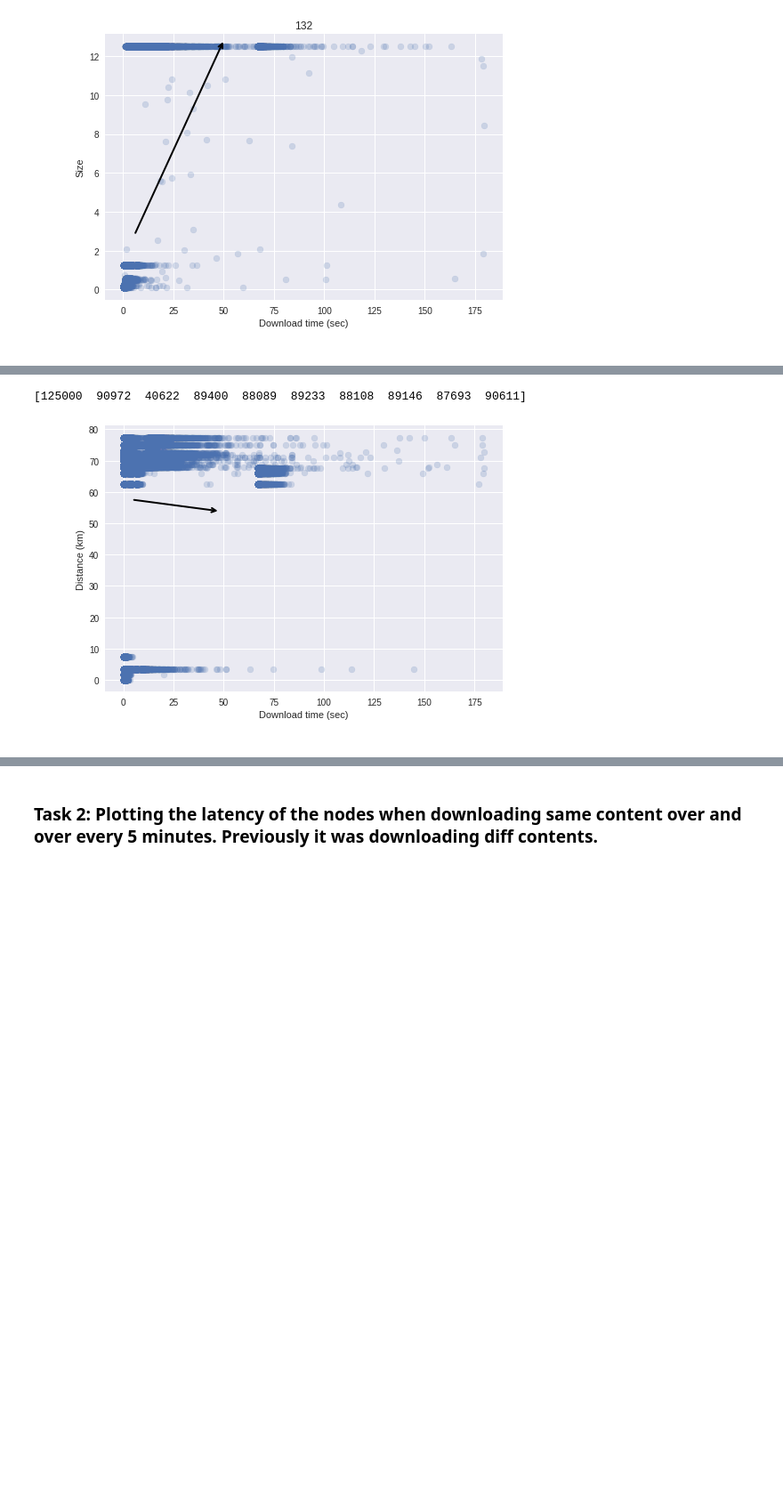
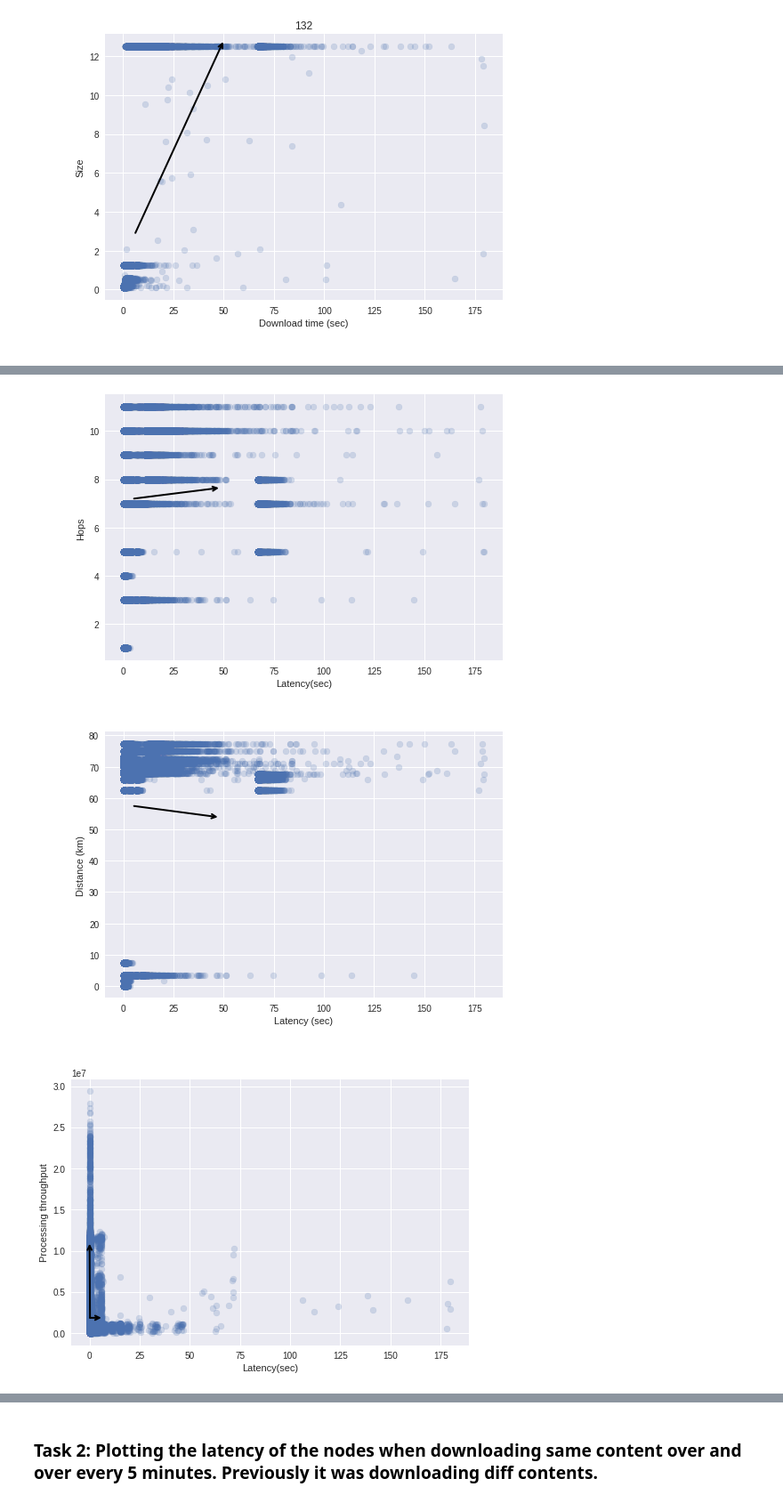
Before and after one commit to khulan8824/proxyTest, a Jupyter notebook: clientLogs.ipynb, the cells around one changed output, grey strips where cells are left out. Shown at 89% size. Cells and saved outputs as stored; diff of their text form; code cells hidden in the pictures; blank space fills up the shorter version.

```diff
--- a/clientLogs.ipynb
+++ b/clientLogs.ipynb
@@ -42,6 +42,7 @@ def read_clients():
                     temp['distance'] = temp_filter.distance.iloc[0]
                     temp['hops'] = temp_filter.hops.iloc[0]
                     temp['download_time'] = temp['download'] - temp['start_transfer']
+                    temp['proc'] = temp['download_size'] / temp['download_time']
 
                     nodes_results = pd.concat([nodes_results, temp])
                 except Exception as e:
@@ -174,55 +236,80 @@ See the caveats in the documentation: http://pandas.pydata.org/pandas-docs/stabl
 # %%
 def plot_pca_proxy_distance(df ):
-    #proxies = df_clients.proxy.unique()
-    #for proxy in proxies:
-        #df = df_clients.query('proxy == "'+proxy+'"')
     features = ['download_time', 'distance']
     x = df.loc[:, features]
     pca = PCA(n_components=2)
     pca.fit(x)
 
-
-
     plt.scatter(x.download_time, x.distance, alpha=0.2)
-
-    print((df.query('download_size<130000').download_size.unique()))
     for length, vector in zip(pca.explained_variance_, pca.components_):
         v = vector * 3 * np.sqrt(length)
         draw_vector(pca.mean_, pca.mean_ + v)
-    #plt.title(proxy)
-    plt.xlabel('Download time (sec)')
+    plt.xlabel('Latency (sec)')
     plt.ylabel('Distance (km)')
+    plt.show()
+
+def plot_pca_proxy_hops(df ):
+    features = ['download_time', 'hops']
+    x = df.loc[:, features]
+    pca = PCA(n_components=2)
+    pca.fit(x)
+    plt.scatter(x.download_time, x.hops, alpha=0.2)
+
+    for length, vector in zip(pca.explained_variance_, pca.components_):
+        v = vector * 3 * np.sqrt(length)
+        draw_vector(pca.mean_, pca.mean_ + v)
+    plt.xlabel('Latency(sec)')
+    plt.ylabel('Hops')
     plt.show()
 
 def plot_pca_proxy_size(df_clients):
     proxies = df_clients.proxy.unique()
 
     cmap = {'11252': 'red', '5126': 'blue', '57064': 'yellow', '10473':'green', '7193':'gray'}
     labels = []
     for proxy in proxies:
         df = df_clients.query('proxy == "'+proxy+'"')
         df.download_size = df.download_size/1000000
         df.download_time = df.download_time/60
 
         features = ['download_time', 'download_size']
         x = df.loc[:, features]
         #print((df.download_size.unique()))
         pca = PCA(n_components=2)
         pca.fit(x)
         plt.scatter(x.download_time, x.download_size, alpha=0.2, color= cmap[proxy])
         for length, vector in zip(pca.explained_variance_, pca.components_):
             v = vector * 3 * np.sqrt(length)
             draw_vector(pca.mean_, pca.mean_ + v)
         print(pca.explained_variance_ratio_)
         labels.append(proxy)
     plt.title('Overall')
     plt.legend(labels)
     plt.xlabel('Download time (sec)')
     plt.ylabel('Size (mb)')
     plt.ylim(0,2.5)
     plt.show()
 
+def plot_pca_proxy_proc(df ):
+    features = ['start_transfer', 'proc']
+    x = df.loc[:, features]
+    pca = PCA(n_components=2)
+    pca.fit(x)
+    plt.scatter(x.start_transfer, x.proc, alpha=0.2)
+
+    for length, vector in zip(pca.explained_variance_, pca.components_):
+        v = vector * 3 * np.sqrt(length)
+        draw_vector(pca.mean_, pca.mean_ + v)
+    plt.xlabel('Latency(sec)')
+    plt.ylabel('Processing throughput')
+    plt.show()
+
+plot_pca_proxy_hops(client_data)
+
 plot_pca_proxy_distance(client_data)
+
+plot_pca_proxy_proc(client_data)
 # %% [output]
-[125000  90972  40622  89400  88089  89233  88108  89146  87693  90611]
-[figure, old version]
+[figure, new version]
+[figure, added]
+[figure, added]
```
Also changed, not shown: parts of 9 cells of this notebook.
